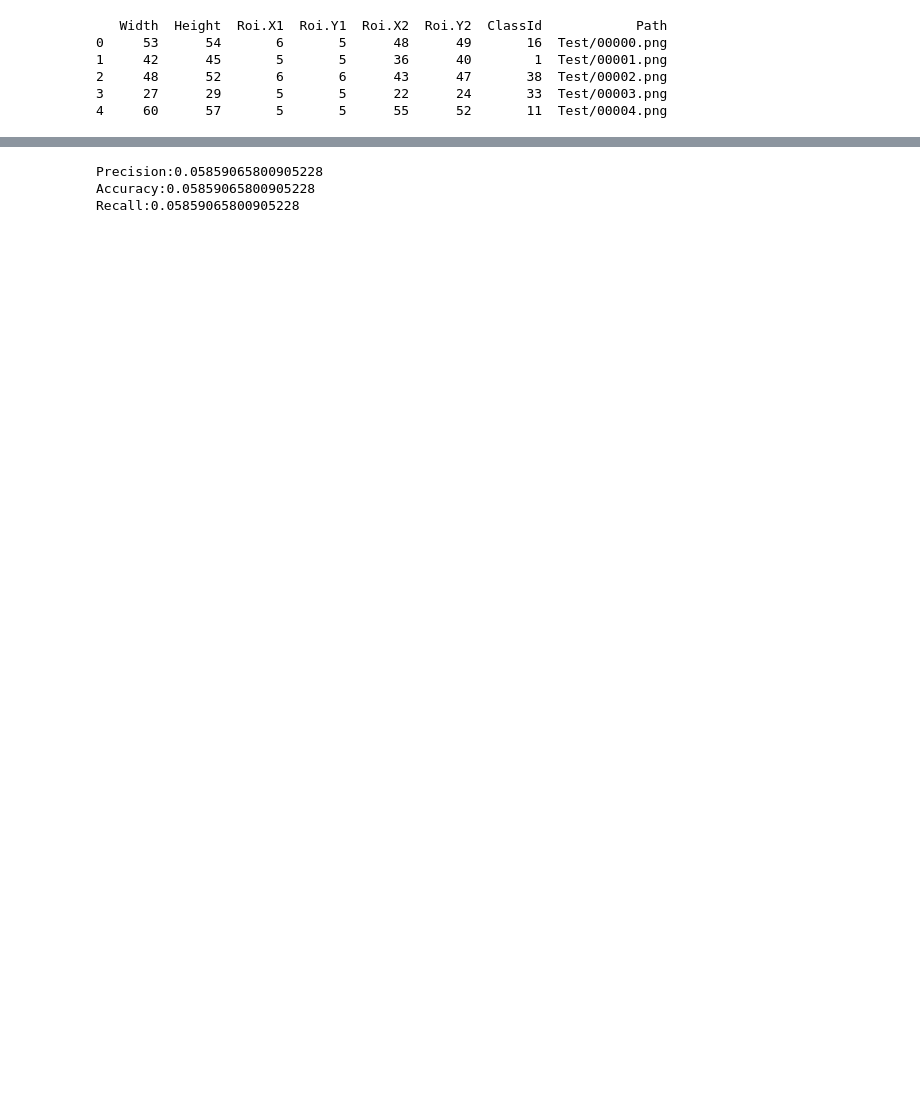
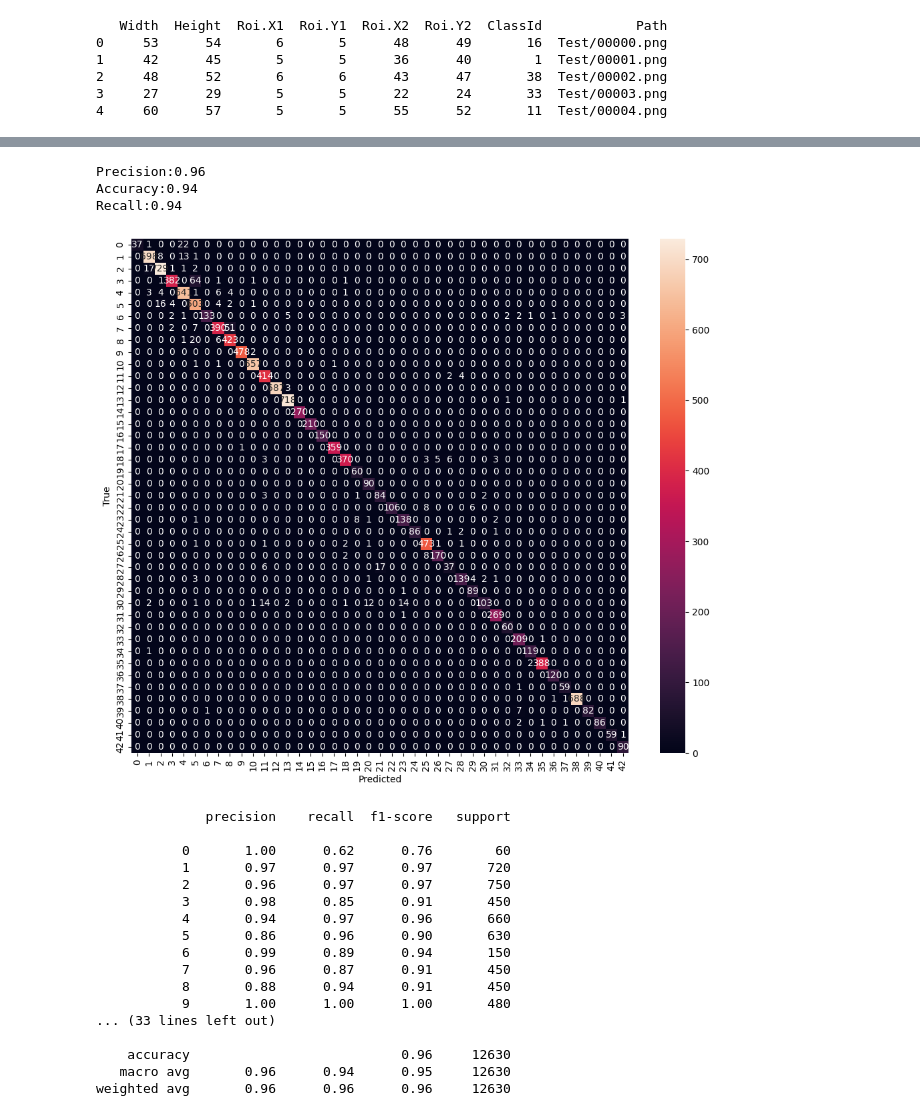
Before and after one commit to DeeNA95/Python-ML-Projects, a Jupyter notebook: GTSRB CNN image detection.ipynb, the cells around one changed output, grey strips where cells are left out. Saved outputs shown, nothing was run; the diff lists cells and outputs as text; code cells hidden in the pictures; blank space fills up the shorter version.

```diff
--- a/GTSRB CNN image detection.ipynb
+++ b/GTSRB CNN image detection.ipynb
@@ -200,26 +273,74 @@ tensor([ 4, 13, 10,  ...,  8, 10,  3])
 # %%
 from torchmetrics import Accuracy, Precision, Recall
-recall = Recall(task='multiclass', num_classes=43, average='micro').to('cuda')
-accuracy = Accuracy(task='multiclass', num_classes=43, average='micro').to('cuda')
-precision = Precision(task='multiclass', num_classes=43, average='micro').to('cuda')
+from sklearn.metrics import confusion_matrix , classification_report
+import seaborn as sns
+recall = Recall(task='multiclass', num_classes=43, average='macro').to('cuda')
+accuracy = Accuracy(task='multiclass', num_classes=43, average='macro').to('cuda')
+precision = Precision(task='multiclass', num_classes=43, average='macro').to('cuda')
+
+true_labels = []
+pred_labels = []
 
 ts.eval()
 
 with torch.no_grad():
     for images, labels in dataloader_test:
         images, labels = images.to('cuda'), labels.to('cuda')
         outputs = ts(images)
         _, preds = torch.max(outputs,1)
         precision(preds, labels)
         accuracy(preds, labels)
         recall(preds, labels)
+        true_labels.extend(labels.cpu().numpy())
+        pred_labels.extend(preds.cpu().numpy())
 
 ts_precision = precision.compute()
 ts_accuracy = accuracy.compute()
 ts_recall = recall.compute()
 
-print(f'Precision:{ts_precision}\nAccuracy:{ts_accuracy}\nRecall:{ts_recall}')
+print(f'Precision:{ts_precision:.2f}\nAccuracy:{ts_accuracy:.2f}\nRecall:{ts_recall:.2f}')
+
+cm = confusion_matrix(true_labels, pred_labels)
+plt.figure(figsize=(12, 10))
+sns.heatmap(cm, annot=True, fmt='d')
+plt.xlabel('Predicted')
+plt.ylabel('True')
+plt.show()
+
+report = classification_report(true_labels, pred_labels)
+print(report)
+
+misclassified = []
+for i in range(len(true_labels)):
+    if true_labels[i] != pred_labels[i]:
+        misclassified.append((i, true_labels[i], pred_labels[i]))
+
+for idx, true_label, pred_label in misclassified[:5]:
+    img, _ = dataset_test[idx]
+    img = img.cpu().numpy()
+    img = np.transpose(img, (1, 2, 0))
+    plt.imshow(img)
+    plt.title(f'True: {true_label}, Predicted: {pred_label}')
+    plt.show()
 # %% [output]
-Precision:0.05859065800905228
-Accuracy:0.05859065800905228
-Recall:0.05859065800905228
+Precision:0.96
+Accuracy:0.94
+Recall:0.94
+[figure, added]
+              precision    recall  f1-score   support
+
+           0       1.00      0.62      0.76        60
+           1       0.97      0.97      0.97       720
+           2       0.96      0.97      0.97       750
+           3       0.98      0.85      0.91       450
+           4       0.94      0.97      0.96       660
+           5       0.86      0.96      0.90       630
+           6       0.99      0.89      0.94       150
+           7       0.96      0.87      0.91       450
+           8       0.88      0.94      0.91       450
+           9       1.00      1.00      1.00       480
+... (33 lines left out)
+
+    accuracy                           0.96     12630
+   macro avg       0.96      0.94      0.95     12630
+weighted avg       0.96      0.96      0.96     12630
```
Also changed, not shown: parts of 9 cells of this notebook.
